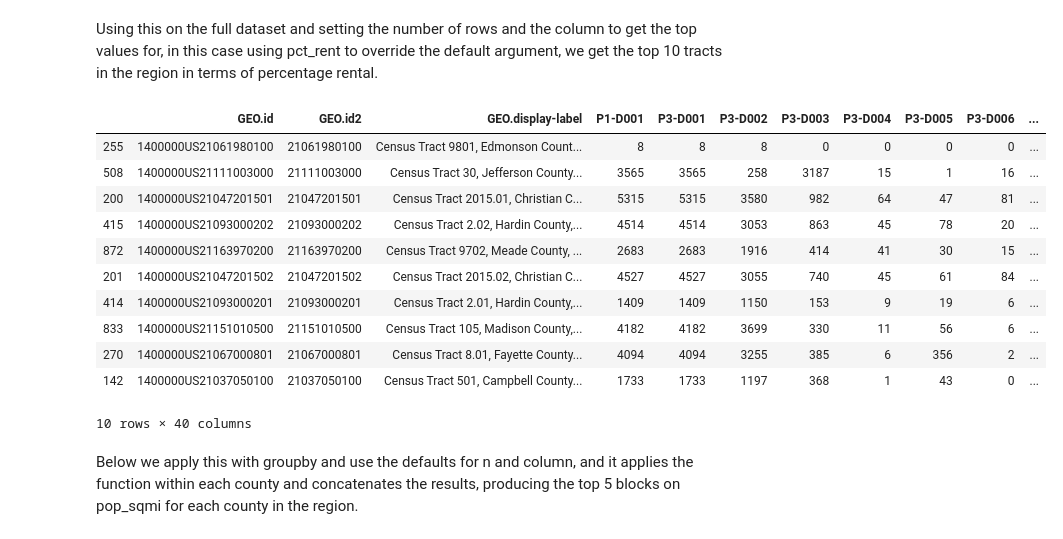
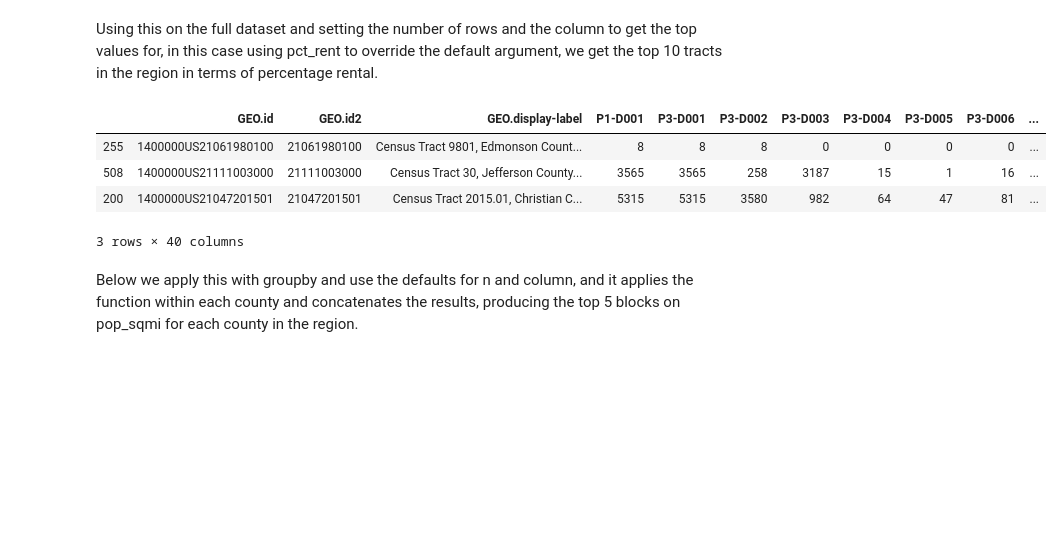
Before and after one commit to ebantwi/ce599, a Jupyter notebook: 11-Grouping/groupby.ipynb, the cells around one changed output. Saved outputs shown, nothing was run; the diff lists cells and outputs as text; code cells hidden in the pictures; blank space fills up the shorter version.

```diff
--- a/11-Grouping/groupby.ipynb
+++ b/11-Grouping/groupby.ipynb
@@ -234,25 +234,18 @@ sf2.groupby('county')[['pct_black_x', 'pct_black_y', 'pct_rent_x', 'pct_rent_y']
 # %% [markdown]
 Apply is a method we have learned previously, which allows us to apply a function to each row in a DataFrame.  We can also combine apply with groupby to apply functions based on group membership.  For example, the function 'top' sorts an array and selects the top n rows from it.  We provide some defaults for the arguments of how many rows, and the column to use for the selection:
 # %%
-def top(df, n=5, column='pct_rent'):
+def top(df, n=2, column='pct_rent'):
     return df.sort_values(by=column, ascending=False).head(n)
 # %% [markdown]
 Using this on the full dataset and setting the number of rows and the column to get the top values for, in this case using pct_rent to override the default argument, we get the top 10 tracts in the region in terms of percentage rental.
 # %%
-top(sf1, n=10, column='pct_rent')
+top(sf1, n=3, column='pct_rent')
 # %% [output]
 |  | GEO.id | GEO.id2 | GEO.display-label | P1-D001 | P3-D001 | P3-D002 | P3-D003 | P3-D004 | P3-D005 | P3-D006 | ... |
 | 255 | 1400000US21061980100 | 21061980100 | Census Tract 9801, Edmonson Count... | 8 | 8 | 8 | 0 | 0 | 0 | 0 | ... |
 | 508 | 1400000US21111003000 | 21111003000 | Census Tract 30, Jefferson County... | 3565 | 3565 | 258 | 3187 | 15 | 1 | 16 | ... |
 | 200 | 1400000US21047201501 | 21047201501 | Census Tract 2015.01, Christian C... | 5315 | 5315 | 3580 | 982 | 64 | 47 | 81 | ... |
-| 415 | 1400000US21093000202 | 21093000202 | Census Tract 2.02, Hardin County,... | 4514 | 4514 | 3053 | 863 | 45 | 78 | 20 | ... |
-| 872 | 1400000US21163970200 | 21163970200 | Census Tract 9702, Meade County, ... | 2683 | 2683 | 1916 | 414 | 41 | 30 | 15 | ... |
-| 201 | 1400000US21047201502 | 21047201502 | Census Tract 2015.02, Christian C... | 4527 | 4527 | 3055 | 740 | 45 | 61 | 84 | ... |
-| 414 | 1400000US21093000201 | 21093000201 | Census Tract 2.01, Hardin County,... | 1409 | 1409 | 1150 | 153 | 9 | 19 | 6 | ... |
-| 833 | 1400000US21151010500 | 21151010500 | Census Tract 105, Madison County,... | 4182 | 4182 | 3699 | 330 | 11 | 56 | 6 | ... |
-| 270 | 1400000US21067000801 | 21067000801 | Census Tract 8.01, Fayette County... | 4094 | 4094 | 3255 | 385 | 6 | 356 | 2 | ... |
-| 142 | 1400000US21037050100 | 21037050100 | Census Tract 501, Campbell County... | 1733 | 1733 | 1197 | 368 | 1 | 43 | 0 | ... |
-10 rows × 40 columns
+3 rows × 40 columns
 # %% [markdown]
 Below we apply this with groupby and use the defaults for n and column, and it applies the function within each county and concatenates the results, producing the top 5 blocks on pop_sqmi for each county in the region.
 # %%
```
Also changed, not shown: parts of 21 cells of this notebook.
